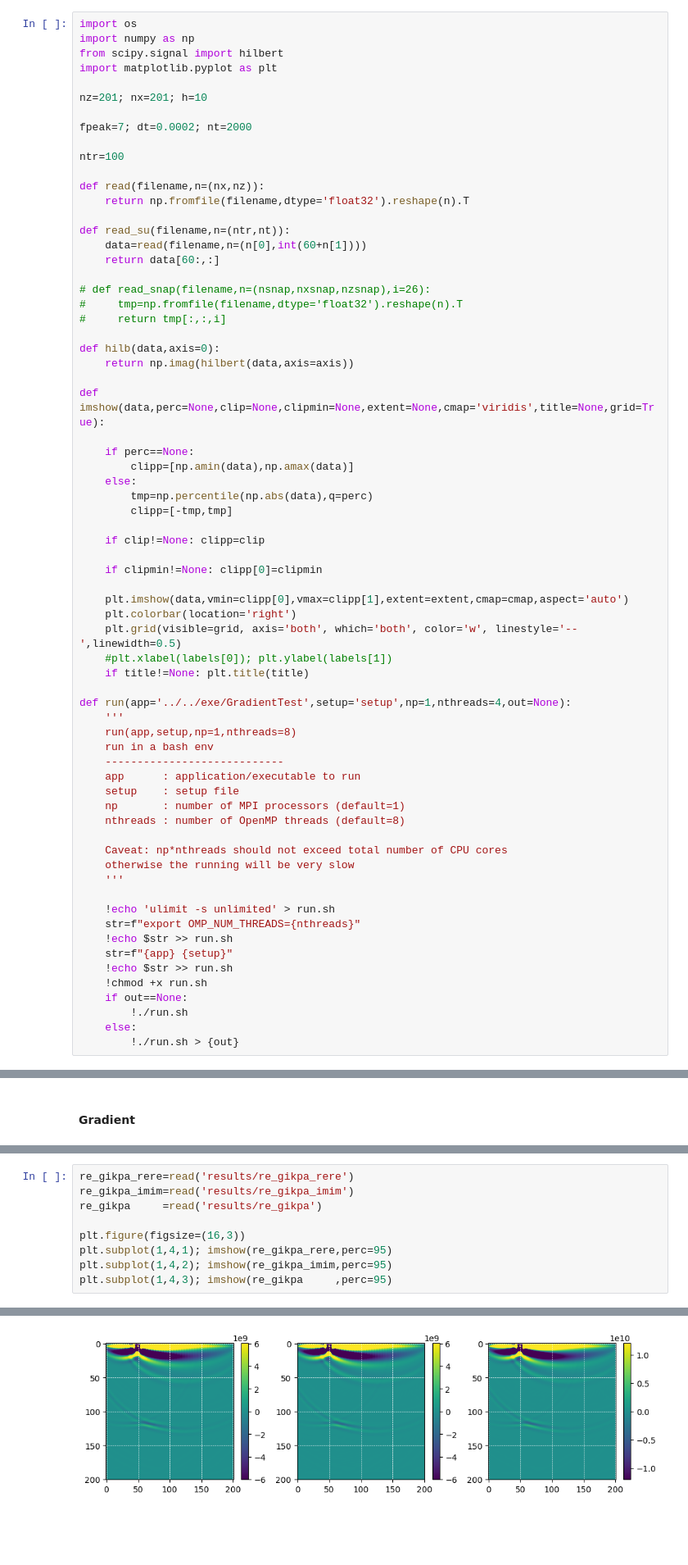
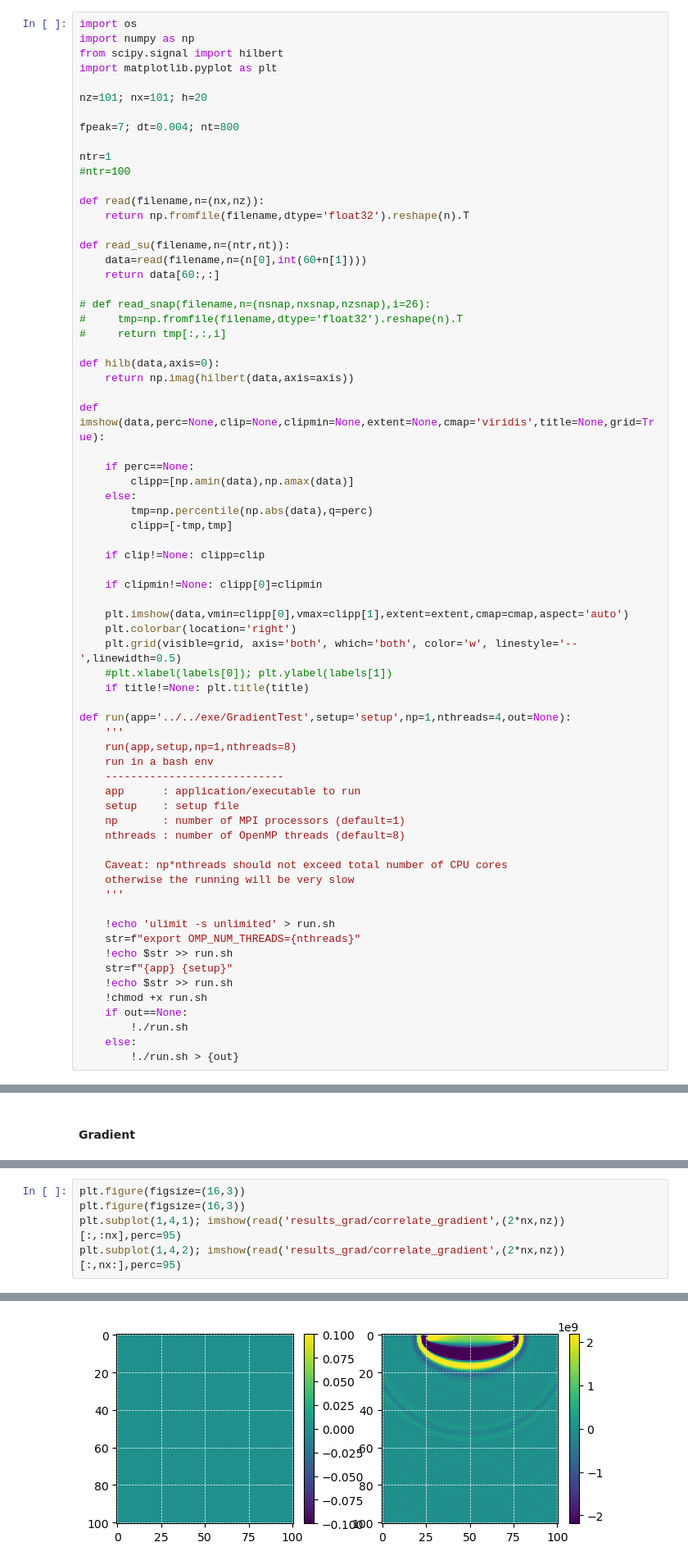
Before and after one commit to joeyartech/SeisJIMU, a Jupyter notebook: Demo/04_GradientTest/go.ipynb, the cells around one changed output, grey strips where cells are left out. Shown at 82% size. Saved outputs shown, nothing was run; the diff lists cells and outputs as text; blank space fills up the shorter version.

```diff
--- a/Demo/04_GradientTest/go.ipynb
+++ b/Demo/04_GradientTest/go.ipynb
@@ -6,11 +6,12 @@ import numpy as np
 from scipy.signal import hilbert
 import matplotlib.pyplot as plt
 
-nz=201; nx=201; h=10
+nz=101; nx=101; h=20
 
-fpeak=7; dt=0.0002; nt=2000
+fpeak=7; dt=0.004; nt=800
 
-ntr=100
+ntr=1
+#ntr=100
 
 def read(filename,n=(nx,nz)):
     return np.fromfile(filename,dtype='float32').reshape(n).T
@@ -229,10 +215,6 @@ plt.plot(read_su('results/imdadj_Shot0001.su')[:750,40])
 # %%
-re_gikpa_rere=read('results/re_gikpa_rere')
-re_gikpa_imim=read('results/re_gikpa_imim')
-re_gikpa     =read('results/re_gikpa')
-
 plt.figure(figsize=(16,3))
-plt.subplot(1,4,1); imshow(re_gikpa_rere,perc=95)
-plt.subplot(1,4,2); imshow(re_gikpa_imim,perc=95)
-plt.subplot(1,4,3); imshow(re_gikpa     ,perc=95)
+plt.figure(figsize=(16,3))
+plt.subplot(1,4,1); imshow(read('results_grad/correlate_gradient',(2*nx,nz))[:,:nx],perc=95)
+plt.subplot(1,4,2); imshow(read('results_grad/correlate_gradient',(2*nx,nz))[:,nx:],perc=95)
 # %% [output]
@@ -239 +222 @@ plt.subplot(1,4,3); imshow(re_gikpa     ,perc=95)
-[figure, old version]
+[figure, new version]
```
Also changed, not shown: parts of 83 cells of this notebook, 14 other files.
